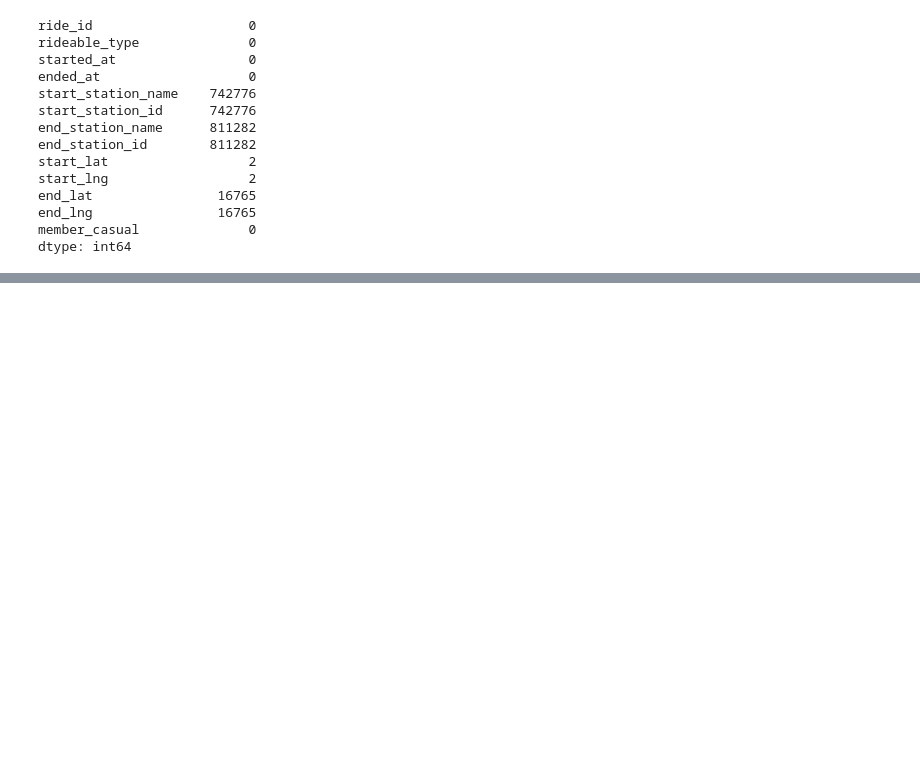
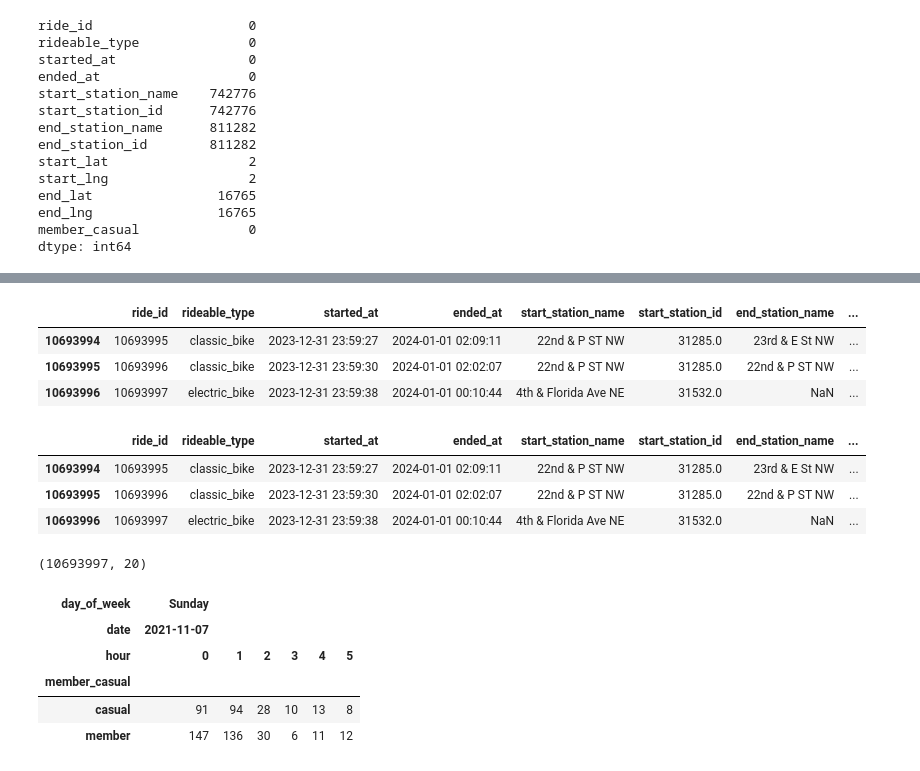
Before and after one commit to TimGarnault/project_3, a Jupyter notebook: project3_sprint1.ipynb, the cells around one changed output, grey strips where cells are left out. Cells and saved outputs as stored; diff of their text form; code cells hidden in the pictures; blank space fills up the shorter version.

```diff
--- a/project3_sprint1.ipynb
+++ b/project3_sprint1.ipynb
@@ -217,0 +247,59 @@ df2.describe().T
+# %%
+## other option to display date/period/time
+
+
+# print date_df.astype('M8[D]') # ['2016-09-29' '2016-09-28' ]
+# print date_df.astype('M8[M]') # ['2016-09' '2016-09']
+# print date_df.astype('M8[Y]') # ['2016' '2016']
+
+df3.tail(3)
+# %% [output]
+|  | ride_id | rideable_type | started_at | ended_at | start_station_name | start_station_id | end_station_name | ... |
+| 10693994 | 10693995 | classic_bike | 2023-12-31 23:59:27 | 2024-01-01 02:09:11 | 22nd & P ST NW | 31285.0 | 23rd & E St NW | ... |
+| 10693995 | 10693996 | classic_bike | 2023-12-31 23:59:30 | 2024-01-01 02:02:07 | 22nd & P ST NW | 31285.0 | 22nd & P ST NW | ... |
+| 10693996 | 10693997 | electric_bike | 2023-12-31 23:59:38 | 2024-01-01 00:10:44 | 4th & Florida Ave NE | 31532.0 | NaN | ... |
+# %%
+#extract time
+
+# create hour column
+hours = pd.to_datetime(df3['started_at']).dt.hour
+df3['hour']=hours
+
+# create minute column
+minutes = pd.to_datetime(df3['started_at']).dt.minute
+df3['minute']=minutes
+
+
+days_of_week = pd.to_datetime(df3['started_at']).dt.day_name(locale = 'English')
+df3['day_of_week']=days_of_week
+
+
+# Morning / Afternoon / Evening / Night
+# Quartal
+# seasons
+
+
+df3.tail(3)
+# %% [output]
+|  | ride_id | rideable_type | started_at | ended_at | start_station_name | start_station_id | end_station_name | ... |
+| 10693994 | 10693995 | classic_bike | 2023-12-31 23:59:27 | 2024-01-01 02:09:11 | 22nd & P ST NW | 31285.0 | 23rd & E St NW | ... |
+| 10693995 | 10693996 | classic_bike | 2023-12-31 23:59:30 | 2024-01-01 02:02:07 | 22nd & P ST NW | 31285.0 | 22nd & P ST NW | ... |
+| 10693996 | 10693997 | electric_bike | 2023-12-31 23:59:38 | 2024-01-01 00:10:44 | 4th & Florida Ave NE | 31532.0 | NaN | ... |
+# %%
+df3.shape
+# %% [output]
+(10693997, 20)
+# %%
+# compile data by member/casual on hourly basis
+
+result = df3.loc[(df3['date'] == "2021-11-07")&(df3['hour'] >= 0)&(df3['hour'] <= 5)]
+test1=result[['date','hour','ride_id','member_casual','day_of_week']]
+grouped_date_hour_RideCount = test1.groupby(['day_of_week','date','hour', 'member_casual'], observed=False)['ride_id'].count().unstack()
+grouped_date_hour_RideCount.T
+# %% [output]
+| day_of_week | Sunday |  |  |  |  |  |
+| date | 2021-11-07 |  |  |  |  |  |
+| hour | 0 | 1 | 2 | 3 | 4 | 5 |
+| member_casual |  |  |  |  |  |  |
+| casual | 91 | 94 | 28 | 10 | 13 | 8 |
+| member | 147 | 136 | 30 | 6 | 11 | 12 |
```
Also changed, not shown: parts of 6 cells of this notebook.
